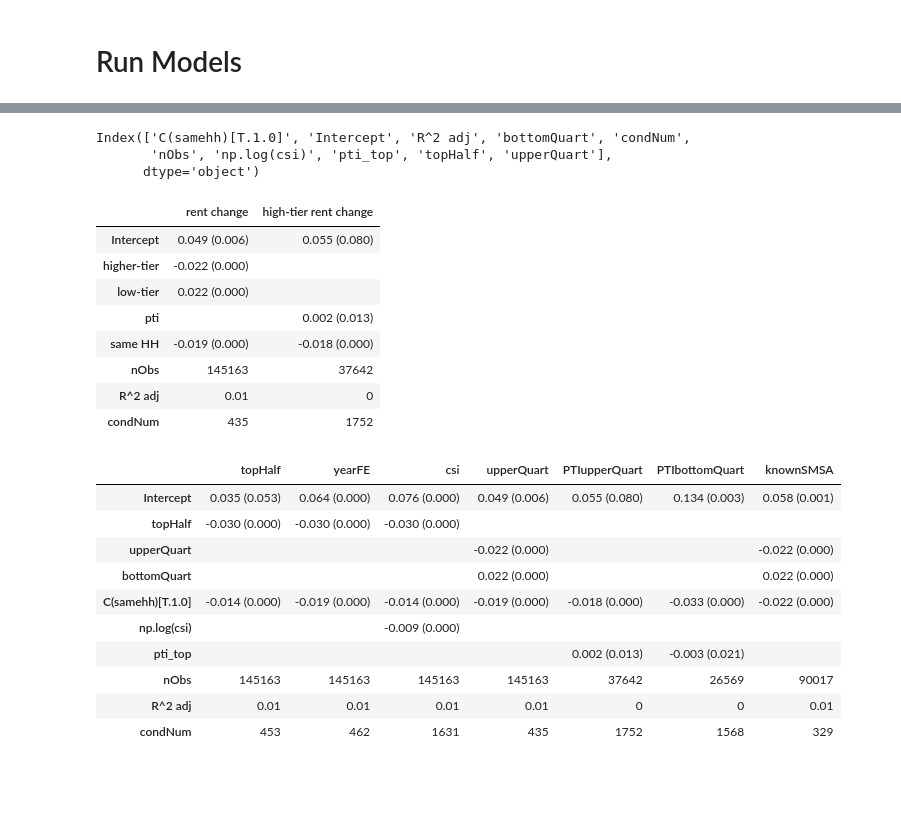
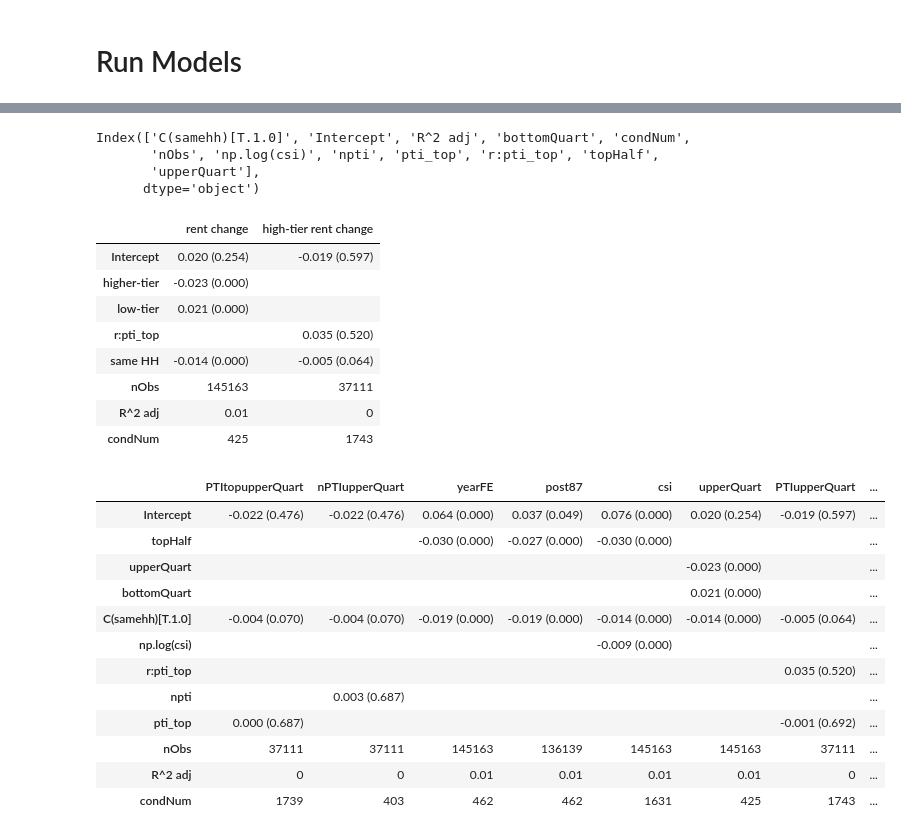
Before and after one commit to kiwiPhrases/repeatRents, a Jupyter notebook: repeatRents.ipynb, the cells around one changed output, grey strips where cells are left out. Saved outputs shown, nothing was run; the diff lists cells and outputs as text; code cells hidden in the pictures; blank space fills up the shorter version.

```diff
--- a/repeatRents.ipynb
+++ b/repeatRents.ipynb
@@ -330,3 +343,9 @@ df.rename(columns = {'CSUSHPINSA':'csi'},inplace=True)
 # %% [output]
 before: (178102, 193)
 after (178102, 194)
+# %%
+# merge interest rate data
+print("before:",df.shape)
+df = df.merge(r, on='year',how='left')
+print("after:",df.shape)
+df.rename(columns = {'MORTGAGE30US':'r'},inplace=True)
@@ -483,48 +534,56 @@ fig.set_figwidth(15)
+# %%
+df.loc[:,'npti'] = df.pti_top/10
 # %%
 fitDict = {}
-fitDict['topHalf'] = runRegression('rrentChange','topHalf+C(smsa)+C(samehh)',df.loc[df.year>1985])
+fitDict['PTItopupperQuart'] = runRegression('rrentChange','C(smsa)+pti_top+C(samehh)',df.loc[(df.year>1985) & (df.upperQuart==1)])
+fitDict['nPTIupperQuart'] = runRegression('rrentChange','C(smsa)+npti+C(samehh)',df.loc[(df.year>1985) & (df.upperQuart==1)])
 fitDict['yearFE'] = runRegression('rrentChange','topHalf+C(smsa)+C(year)+C(samehh)',df.loc[df.year>1985])
+fitDict['post87'] = runRegression('rrentChange','topHalf+C(smsa)+C(year)+C(samehh)',df.loc[df.year>1987])
 fitDict['csi'] = runRegression('rrentChange','topHalf+C(smsa)+C(samehh)+np.log(csi)',df.loc[df.year>1985])
-fitDict['upperQuart'] = runRegression('rrentChange','bottomQuart+upperQuart+C(smsa)+C(year)+C(samehh)',df.loc[df.year>1985])
-fitDict['PTIupperQuart'] = runRegression('rentChange','C(smsa)+pti_top+C(samehh)',df.loc[(df.year>1985) & (df.upperQuart==1)])
-fitDict['PTIbottomQuart'] = runRegression('rentChange','C(smsa)+pti_top+C(samehh)',df.loc[(df.year>1985) & (df.bottomQuart==1)])
+fitDict['upperQuart'] = runRegression('rrentChange','bottomQuart+upperQuart+C(smsa)+C(samehh)',df.loc[df.year>1985])
+fitDict['PTIupperQuart'] = runRegression('rrentChange','C(smsa)+r*pti_top+C(samehh)',df.loc[(df.year>1985) & (df.upperQuart==1)])
+fitDict['PTIbottomQuart'] = runRegression('rrentChange','C(smsa)+r*pti_top+C(samehh)',df.loc[(df.year>1985) & (df.bottomQuart==1)])
 #fitDict['bldAge'] = runRegression('rrentChange','upperQuart+C(smsa)+C(year)+C(samehh)+np.sqrt(bldage)',df.loc[(df.year>1985) & (df.smsa!=9999)])
 fitDict['knownSMSA'] = runRegression('rrentChange','bottomQuart+upperQuart+C(smsa)+C(year)+C(samehh)',df.loc[(df.year>1985) & (df.smsa!=9999)])
+fitDict['consistentPanel'] = runRegression('rrentChange','bottomQuart+upperQuart+C(smsa)+C(samehh)',df.loc[(df.year>1985) & (df.smsa!=9999) & (df.firstYear<=1987)])
 # %%
-outTable = extractResults(['topHalf','upperQuart','bottomQuart','Intercept','C(samehh)[T.1.0]','np.log(csi)','pti_top'],fitDict)
+outTable = extractResults(['topHalf','upperQuart','bottomQuart','Intercept','C(samehh)[T.1.0]','np.log(csi)','r:pti_top','npti','pti_top'],fitDict)
 outTable.index
 # %% [output]
 Index(['C(samehh)[T.1.0]', 'Intercept', 'R^2 adj', 'bottomQuart', 'condNum',
-       'nObs', 'np.log(csi)', 'pti_top', 'topHalf', 'upperQuart'],
+       'nObs', 'np.log(csi)', 'npti', 'pti_top', 'r:pti_top', 'topHalf',
+       'upperQuart'],
       dtype='object')
 # %%
 # Blog version
 
 cols = ['upperQuart','PTIupperQuart']
-coeffOrder = ['Intercept','upperQuart','bottomQuart','pti_top','C(samehh)[T.1.0]','nObs','R^2 adj','condNum']
+coeffOrder = ['Intercept','upperQuart','bottomQuart','r:pti_top','C(samehh)[T.1.0]','nObs','R^2 adj','condNum']
 blogT = outTable.loc[coeffOrder,cols].rename(columns = {'upperQuart':'rent change','PTIupperQuart':'high-tier rent change'})
 blogT.rename({'upperQuart':'higher-tier','bottomQuart':'low-tier','pti_top':'pti','C(samehh)[T.1.0]':'same HH'})
 # %% [output]
 |  | rent change | high-tier rent change |
-| Intercept | 0.049 (0.006) | 0.055 (0.080) |
-| higher-tier | -0.022 (0.000) |  |
-| low-tier | 0.022 (0.000) |  |
-| pti |  | 0.002 (0.013) |
-| same HH | -0.019 (0.000) | -0.018 (0.000) |
-| nObs | 145163 | 37642 |
+| Intercept | 0.020 (0.254) | -0.019 (0.597) |
+| higher-tier | -0.023 (0.000) |  |
+| low-tier | 0.021 (0.000) |  |
+| r:pti_top |  | 0.035 (0.520) |
+| same HH | -0.014 (0.000) | -0.005 (0.064) |
+| nObs | 145163 | 37111 |
 | R^2 adj | 0.01 | 0 |
-| condNum | 435 | 1752 |
+| condNum | 425 | 1743 |
 # %%
-outTable.loc[['Intercept','topHalf','upperQuart','bottomQuart','C(samehh)[T.1.0]','np.log(csi)','pti_top','nObs','R^2 adj','condNum']]
+outTable.loc[['Intercept','topHalf','upperQuart','bottomQuart','C(samehh)[T.1.0]','np.log(csi)','r:pti_top','npti','pti_top','nObs','R^2 adj','condNum']]
 # %% [output]
-|  | topHalf | yearFE | csi | upperQuart | PTIupperQuart | PTIbottomQuart | knownSMSA |
-| Intercept | 0.035 (0.053) | 0.064 (0.000) | 0.076 (0.000) | 0.049 (0.006) | 0.055 (0.080) | 0.134 (0.003) | 0.058 (0.001) |
-| topHalf | -0.030 (0.000) | -0.030 (0.000) | -0.030 (0.000) |  |  |  |  |
-| upperQuart |  |  |  | -0.022 (0.000) |  |  | -0.022 (0.000) |
-| bottomQuart |  |  |  | 0.022 (0.000) |  |  | 0.022 (0.000) |
-| C(samehh)[T.1.0] | -0.014 (0.000) | -0.019 (0.000) | -0.014 (0.000) | -0.019 (0.000) | -0.018 (0.000) | -0.033 (0.000) | -0.022 (0.000) |
-| np.log(csi) |  |  | -0.009 (0.000) |  |  |  |  |
-| pti_top |  |  |  |  | 0.002 (0.013) | -0.003 (0.021) |  |
-| nObs | 145163 | 145163 | 145163 | 145163 | 37642 | 26569 | 90017 |
-| R^2 adj | 0.01 | 0.01 | 0.01 | 0.01 | 0 | 0 | 0.01 |
-| condNum | 453 | 462 | 1631 | 435 | 1752 | 1568 | 329 |
+|  | PTItopupperQuart | nPTIupperQuart | yearFE | post87 | csi | upperQuart | PTIupperQuart | ... |
+| Intercept | -0.022 (0.476) | -0.022 (0.476) | 0.064 (0.000) | 0.037 (0.049) | 0.076 (0.000) | 0.020 (0.254) | -0.019 (0.597) | ... |
+| topHalf |  |  | -0.030 (0.000) | -0.027 (0.000) | -0.030 (0.000) |  |  | ... |
+| upperQuart |  |  |  |  |  | -0.023 (0.000) |  | ... |
+| bottomQuart |  |  |  |  |  | 0.021 (0.000) |  | ... |
+| C(samehh)[T.1.0] | -0.004 (0.070) | -0.004 (0.070) | -0.019 (0.000) | -0.019 (0.000) | -0.014 (0.000) | -0.014 (0.000) | -0.005 (0.064) | ... |
+| np.log(csi) |  |  |  |  | -0.009 (0.000) |  |  | ... |
+| r:pti_top |  |  |  |  |  |  | 0.035 (0.520) | ... |
+| npti |  | 0.003 (0.687) |  |  |  |  |  | ... |
+| pti_top | 0.000 (0.687) |  |  |  |  |  | -0.001 (0.692) | ... |
+| nObs | 37111 | 37111 | 145163 | 136139 | 145163 | 145163 | 37111 | ... |
+| R^2 adj | 0 | 0 | 0.01 | 0.01 | 0.01 | 0.01 | 0 | ... |
+| condNum | 1739 | 403 | 462 | 462 | 1631 | 425 | 1743 | ... |
```
Also changed, not shown: parts of 6 cells of this notebook.
